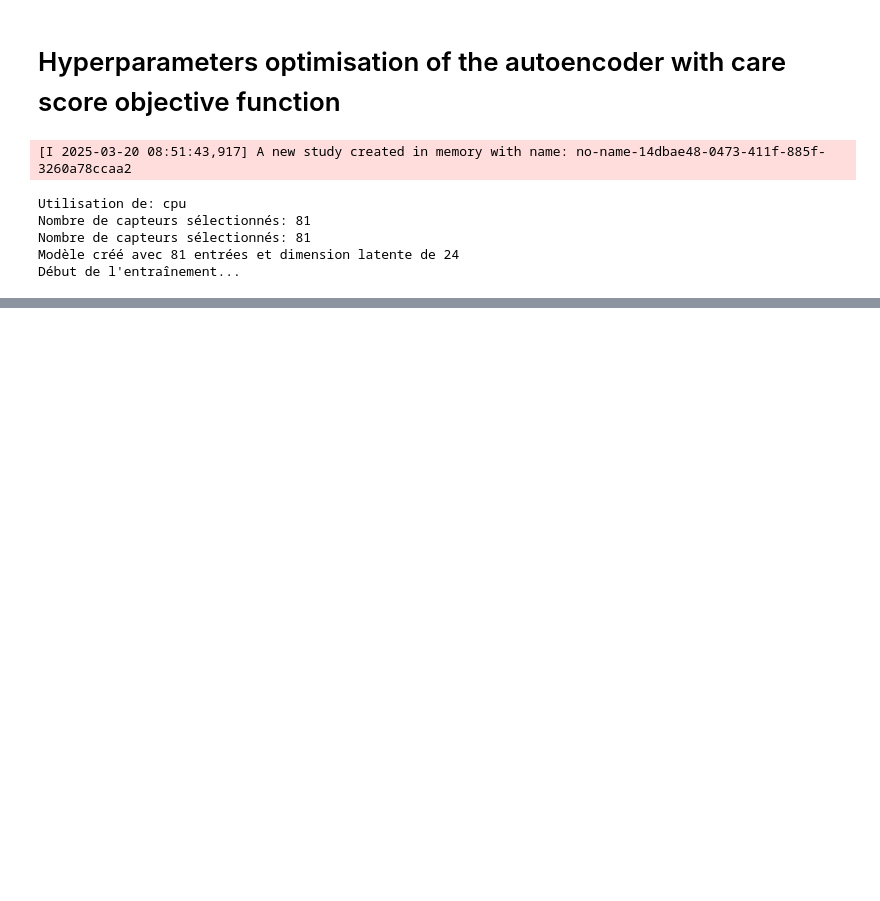
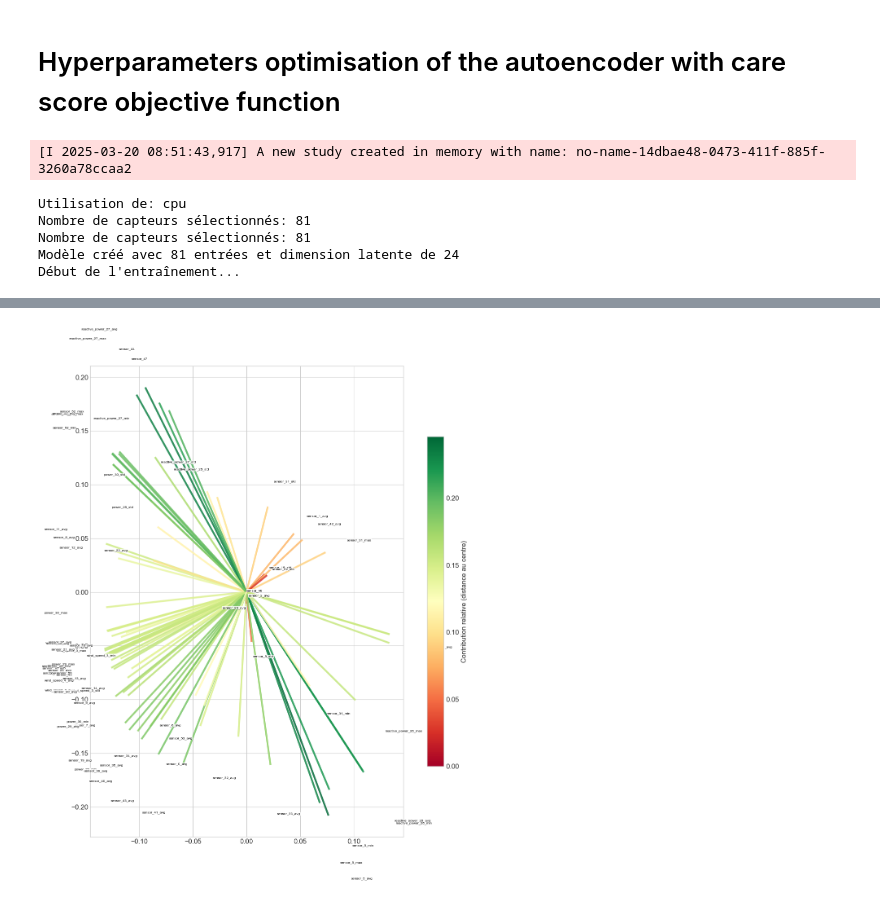
Before and after one commit to mohamedchnafy-ds/predective-maintenance, a Jupyter notebook: model/autoencoder_mohamed.ipynb, the cells around one changed output, grey strips where cells are left out. Saved outputs shown, nothing was run; the diff lists cells and outputs as text; code cells hidden in the pictures; blank space fills up the shorter version.

```diff
--- a/model/autoencoder_mohamed.ipynb
+++ b/model/autoencoder_mohamed.ipynb
@@ -1741,0 +2050,42 @@ Début de l'entraînement...
+# %%
+# Calcul de la distance au centre pour chaque variable
+distances = np.sqrt(loadings['PC1']**2 + loadings['PC2']**2)
+norm = plt.Normalize(vmin=distances.min(), vmax=distances.max())
+cmap = plt.cm.RdYlGn  # Dégradé rouge (proche) à vert (loin)
+
+# Création du cercle de corrélation
+plt.figure(figsize=(15, 15))
+plt.gca().set_aspect('equal')
+
+for i, (pc1, pc2) in enumerate(zip(loadings['PC1'], loadings['PC2'])):
+    color = cmap(norm(distances[i]))
+    plt.arrow(0, 0,
+              pc1 * 0.9,
+              pc2 * 0.9,
+              head_width=0,
+              color=color,
+              alpha=0.7,
+              linewidth=1.5)
+
+    # Positionnement des labels en noir avec meilleure lisibilité
+    offset = 1.15
+    plt.text(pc1 * offset,
+             pc2 * offset,
+             loadings.index[i],
+             fontsize=6,  # Taille de police réduite
+             color='black',
+             ha='left' if pc1 >= 0 else 'right',  # Alignement selon la position
+             va='bottom' if pc2 >= 0 else 'top',
+             rotation=0,  # Sans rotation
+             bbox=dict(facecolor='white',
+                      alpha=0.8,
+                      edgecolor='none',
+                      pad=0.5))  # Fond blanc semi-transparent
+
+# Ajout de la légende de couleur
+sm = plt.cm.ScalarMappable(cmap=cmap, norm=norm)
+sm.set_array([])
+cbar = plt.colorbar(sm, shrink=0.7)
+cbar.set_label('Contribution relative (distance au centre)', fontsize=12)
+# %% [output]
+[figure, added]
```
Also changed, not shown: parts of 13 cells of this notebook, 12 other files.
